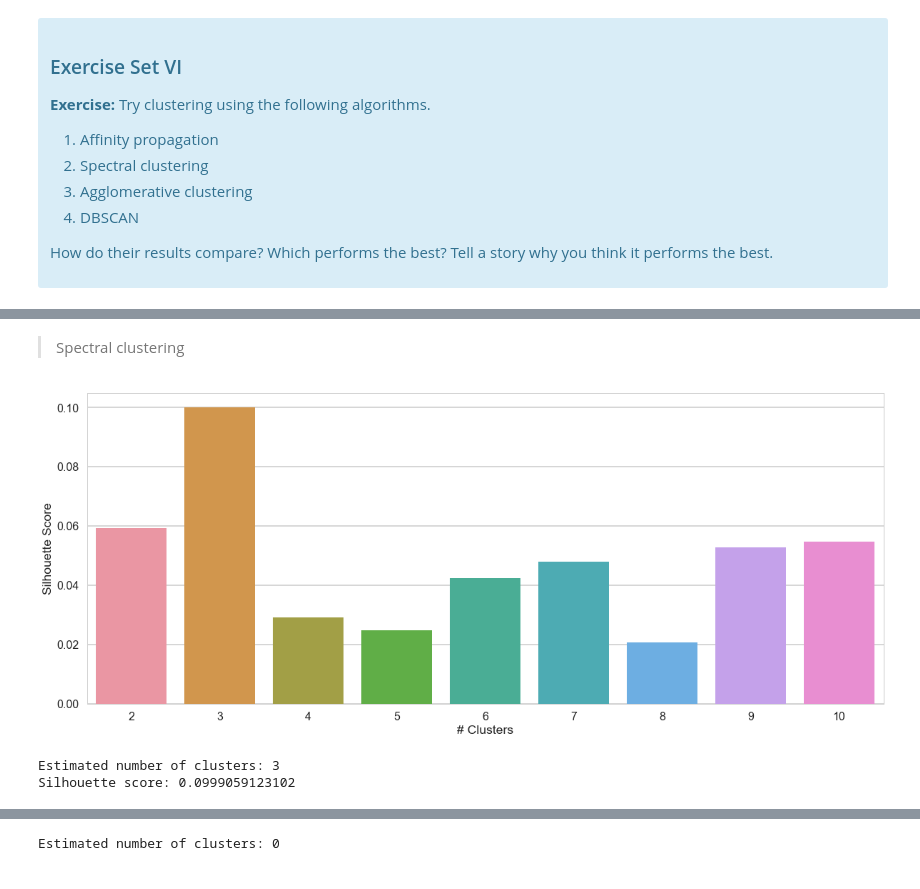
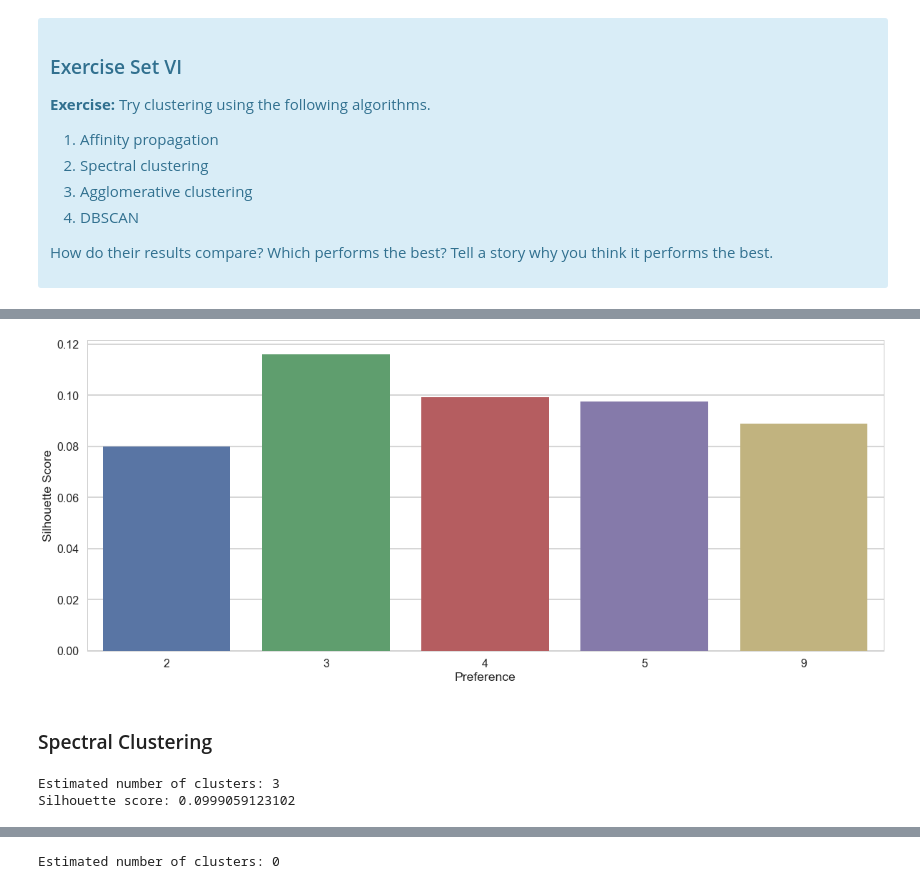
Before and after one commit to nicolechao/springboard-data-science, a Jupyter notebook: Mini Projects and Exercises/Clustering Customer Segmentation/Mini_Project_Clustering.ipynb, the cells around one changed output, grey strips where cells are left out. Drawn from its saved outputs; the diff is of its cells as text; code cells hidden in the pictures.

```diff
--- a/Mini Projects and Exercises/Clustering Customer Segmentation/Mini_Project_Clustering.ipynb
+++ b/Mini Projects and Exercises/Clustering Customer Segmentation/Mini_Project_Clustering.ipynb
@@ -534,7 +551,21 @@ Source: http://scikit-learn.org/stable/modules/clustering.html
 # %%
 from sklearn.cluster import AffinityPropagation
 
-ap = AffinityPropagation()
+ap_silhouette_avgs = []
+ap_n_clusters = []
+
+preferences = [-40, -35, -34, -33, -32, -31, -30, -29, -28, -27, -26, -25, -20, -15, -10]
+
+for preference in preferences:
+    ap = AffinityPropagation(preference = preference)
+    ap.fit(x_cols)
+    labels = ap.predict(x_cols)
+    n_clusters = len(ap.cluster_centers_indices_)
+    ap_silhouette_avgs.append(silhouette_score(x_cols, labels))
+    ap_n_clusters.append(n_clusters)
+
+best_preference = preferences[ap_silhouette_avgs.index(max(ap_silhouette_avgs))]
+ap = AffinityPropagation(preference = best_preference)
 ap.fit(x_cols)
 labels = ap.predict(x_cols)
 n_clusters = len(ap.cluster_centers_indices_)
@@ -546,0 +578,3 @@ Silhouette score: 0.124006412012
+# %%
+ap_score_df = pd.DataFrame({'ap_score' : ap_silhouette_avgs, 'n_cluster' : ap_n_clusters})
+ap_score_df
@@ -546,0 +598,3 @@ Silhouette score: 0.124006412012
+# %%
+ap_score_df = ap_score_df.groupby('n_cluster').max().reset_index()
+ap_score_df
@@ -547,28 +608,29 @@ Silhouette score: 0.124006412012
+# %%
+fig, ax = plt.subplots(figsize = (20,8))
+sns.barplot(x = 'n_cluster', y = 'ap_score', data = ap_score_df, ax = ax)
+plt.xlabel('Preference')
+plt.ylabel('Silhouette Score')
+plt.show()
+# %% [output]
+[figure, added]
 # %% [markdown]
-> Spectral clustering
+### Spectral Clustering
 # %%
 from sklearn.cluster import SpectralClustering
 
-silhouette_avgs = []
+sc_silhouette_avgs = []
 
 for k in ks:
-    sc = SpectralClustering(n_clusters = k, random_state = 13)
+    sc = SpectralClustering(n_clusters = k, random_state = 10)
     labels = sc.fit_predict(x_cols)
-    silhouette_avgs.append(silhouette_score(x_cols, labels))
+    sc_silhouette_avgs.append(silhouette_score(x_cols, labels))
 
-fig, ax = plt.subplots(figsize = (20,8))
-sns.barplot(x = ks, y = silhouette_avgs, ax = ax)
-plt.xlabel('# Clusters')
-plt.ylabel('Silhouette Score')
-plt.show()
-
-n_clusters = ks[silhouette_avgs.index(max(silhouette_avgs))]
-sc = SpectralClustering(n_clusters = n_clusters, random_state = 13)
+n_clusters = ks[sc_silhouette_avgs.index(max(sc_silhouette_avgs))]
+sc = SpectralClustering(n_clusters = n_clusters, random_state = 10)
 labels = sc.fit_predict(x_cols)
 
 print('Estimated number of clusters: %d' % n_clusters)
 print('Silhouette score:', silhouette_score(x_cols, labels))
 # %% [output]
-[figure, removed]
 Estimated number of clusters: 3
 Silhouette score: 0.0999059123102
```
Also changed, not shown: parts of 25 cells of this notebook.
